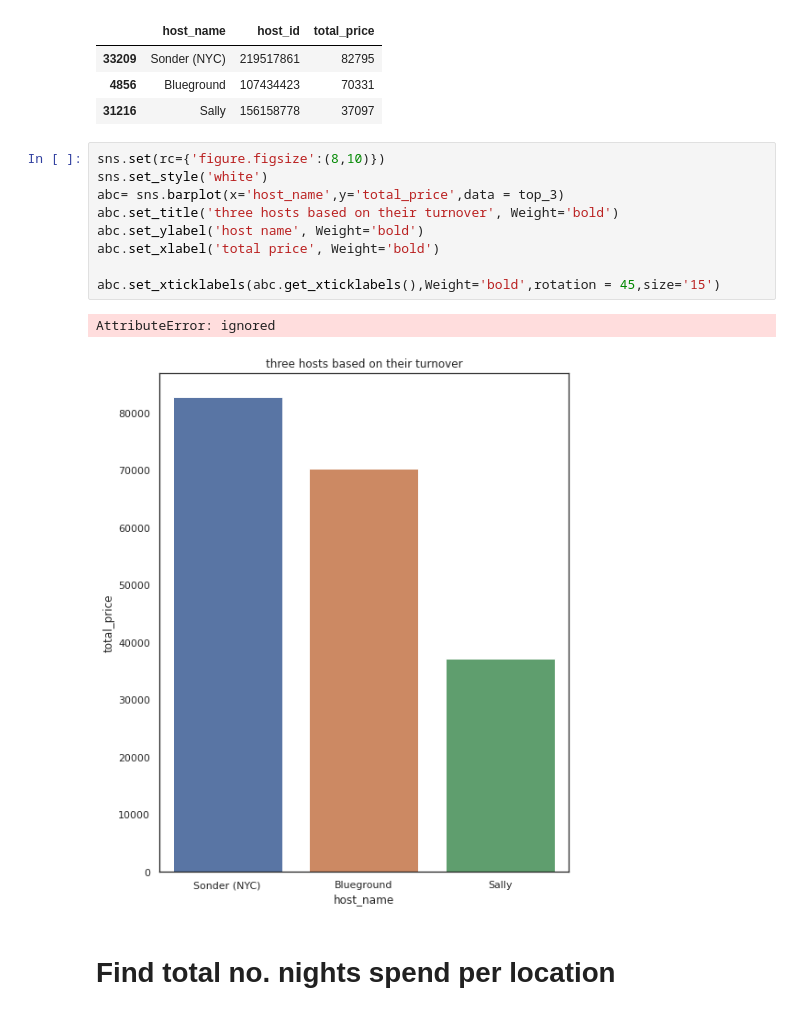
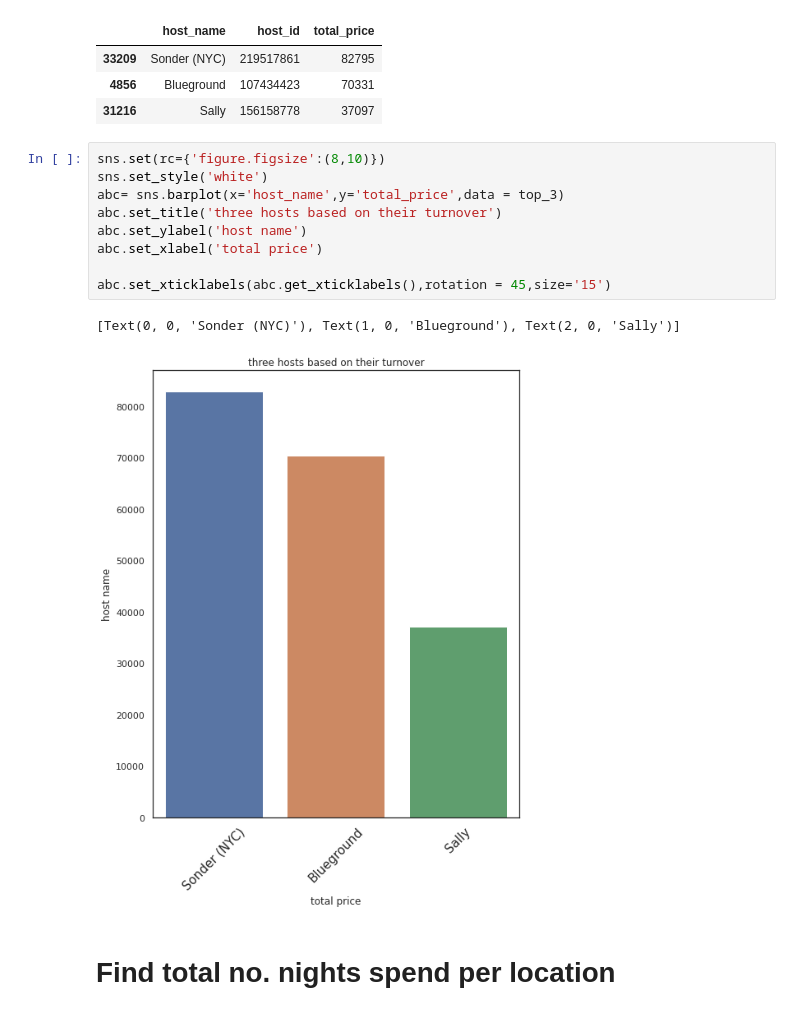
Before and after one commit to Navneet-Nicer/EDA-Airbnb-Bookings-Analysis, a Jupyter notebook: EDA_Airbnb_Bookings_Analysis2.ipynb, the cells around one changed output. Cells and saved outputs as stored; diff of their text form.

```diff
--- a/EDA_Airbnb_Bookings_Analysis2.ipynb
+++ b/EDA_Airbnb_Bookings_Analysis2.ipynb
@@ -1123,15 +1123,15 @@ top_3
 # %%
 sns.set(rc={'figure.figsize':(8,10)})
 sns.set_style('white')
 abc= sns.barplot(x='host_name',y='total_price',data = top_3)
-abc.set_title('three hosts based on their turnover', Weight='bold')
-abc.set_ylabel('host name', Weight='bold')
-abc.set_xlabel('total price', Weight='bold')
+abc.set_title('three hosts based on their turnover')
+abc.set_ylabel('host name')
+abc.set_xlabel('total price')
 
-abc.set_xticklabels(abc.get_xticklabels(),Weight='bold',rotation = 45,size='15')
+abc.set_xticklabels(abc.get_xticklabels(),rotation = 45,size='15')
 # %% [output]
-AttributeError: ignored
+[Text(0, 0, 'Sonder (NYC)'), Text(1, 0, 'Blueground'), Text(2, 0, 'Sally')]
-[figure, old version]
+[figure, new version]
 # %% [markdown]
 # Find total no. nights spend per location
 # %%
```
Also changed, not shown: parts of 2 cells of this notebook.
